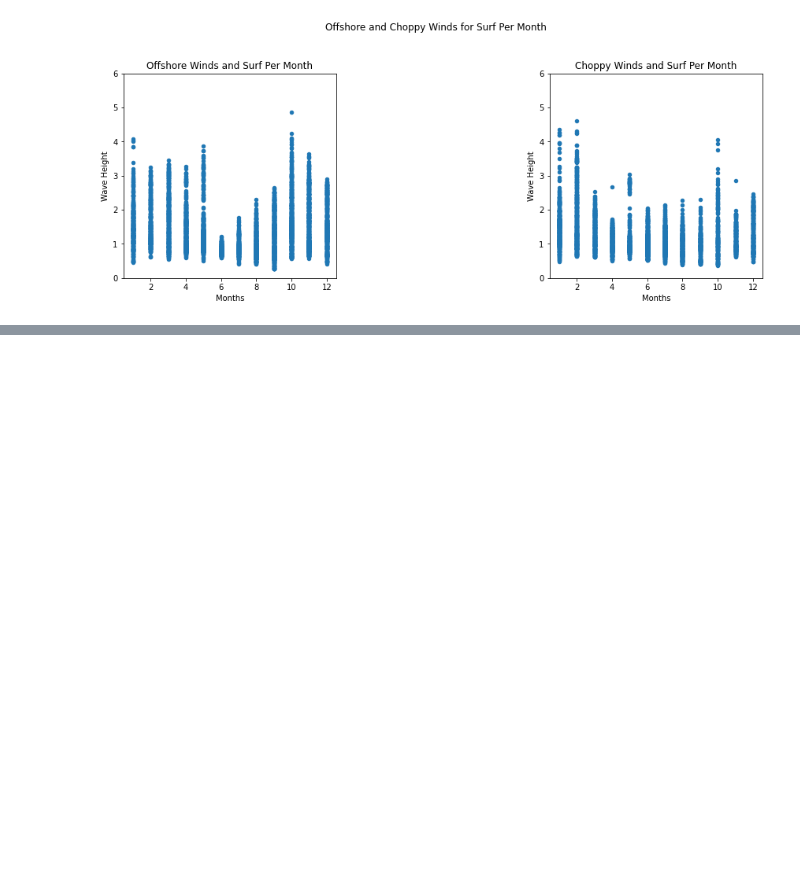
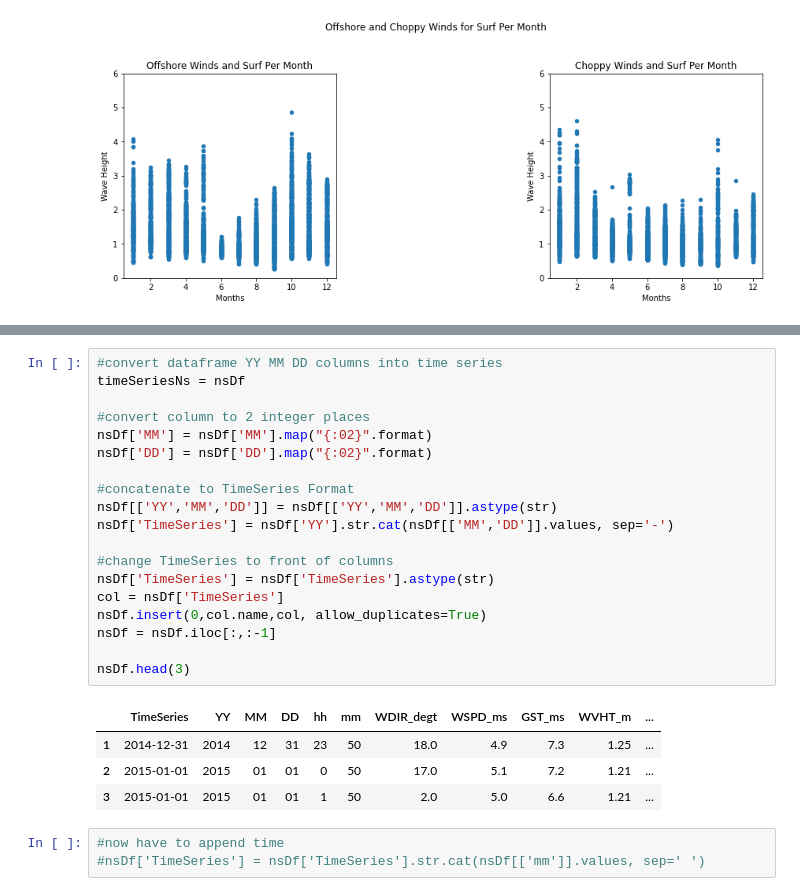
Before and after one commit to surfevant/Data-Mining-Project, a Jupyter notebook: ForecastModel.ipynb, the cells around one changed output, grey strips where cells are left out. Saved outputs shown, nothing was run; the diff lists cells and outputs as text; blank space fills up the shorter version.

Commit message:
formatted columns into datetime format

```diff
--- a/ForecastModel.ipynb
+++ b/ForecastModel.ipynb
@@ -576,0 +577,27 @@ Wave Height and Gust Accuracy:  0.3111400912329124
+# %%
+#convert dataframe YY MM DD columns into time series
+timeSeriesNs = nsDf
+
+#convert column to 2 integer places
+nsDf['MM'] = nsDf['MM'].map("{:02}".format)
+nsDf['DD'] = nsDf['DD'].map("{:02}".format)
+
+#concatenate to TimeSeries Format
+nsDf[['YY','MM','DD']] = nsDf[['YY','MM','DD']].astype(str)
+nsDf['TimeSeries'] = nsDf['YY'].str.cat(nsDf[['MM','DD']].values, sep='-')
+
+#change TimeSeries to front of columns
+nsDf['TimeSeries'] = nsDf['TimeSeries'].astype(str)
+col = nsDf['TimeSeries']
+nsDf.insert(0,col.name,col, allow_duplicates=True)
+nsDf = nsDf.iloc[:,:-1]
+
+nsDf.head(3)
+# %% [output]
+|  | TimeSeries | YY | MM | DD | hh | mm | WDIR_degt | WSPD_ms | GST_ms | WVHT_m | ... |
+| 1 | 2014-12-31 | 2014 | 12 | 31 | 23 | 50 | 18.0 | 4.9 | 7.3 | 1.25 | ... |
+| 2 | 2015-01-01 | 2015 | 01 | 01 | 0 | 50 | 17.0 | 5.1 | 7.2 | 1.21 | ... |
+| 3 | 2015-01-01 | 2015 | 01 | 01 | 1 | 50 | 2.0 | 5.0 | 6.6 | 1.21 | ... |
+# %%
+#now have to append time
+#nsDf['TimeSeries'] = nsDf['TimeSeries'].str.cat(nsDf[['mm']].values, sep=' ')
```
Also changed, not shown: parts of 9 cells of this notebook.
